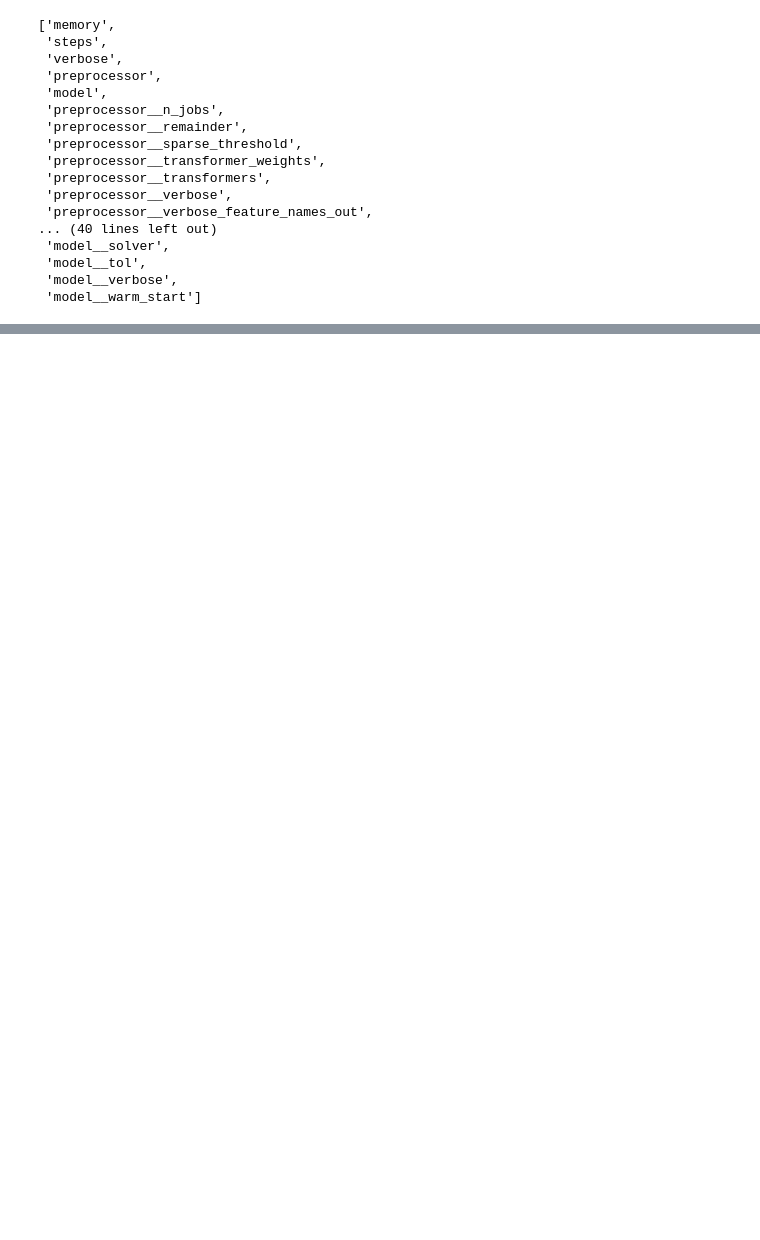
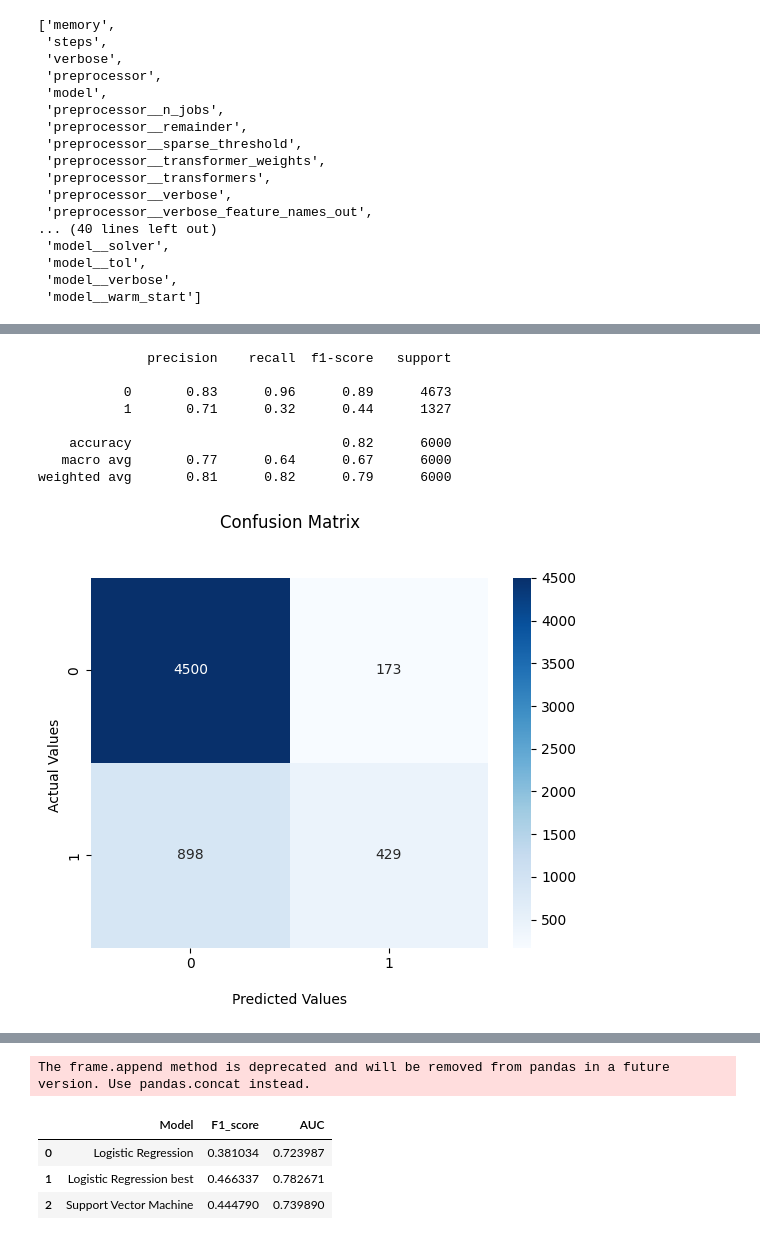
Before and after one commit to lukpytlewski/Credit-Scoring, a Jupyter notebook: credit_scoring.ipynb, the cells around one changed output, grey strips where cells are left out. Cells and saved outputs as stored; diff of their text form; code cells hidden in the pictures; blank space fills up the shorter version.

```diff
--- a/credit_scoring.ipynb
+++ b/credit_scoring.ipynb
@@ -429,0 +456,5 @@ TypeError: All intermediate steps should be transformers and implement fit and t
+# %%
+model_pipeline_svm = Pipeline(steps=[('preprocessor', data_preparation),
+                                    ('model', SVC(probability=True))])
+# %%
+model_pipeline_svm.fit(X_train, y_train)
@@ -429,0 +479,12 @@ TypeError: All intermediate steps should be transformers and implement fit and t
+# %%
+calculate_metrics(model_pipeline_svm, 'Support Vector Machine', X_test, y_test)
+# %% [output]
+              precision    recall  f1-score   support
+
+           0       0.83      0.96      0.89      4673
+           1       0.71      0.32      0.44      1327
+
+    accuracy                           0.82      6000
+   macro avg       0.77      0.64      0.67      6000
+weighted avg       0.81      0.82      0.79      6000
+[figure, added]
@@ -429,0 +492,5 @@ TypeError: All intermediate steps should be transformers and implement fit and t
+The frame.append method is deprecated and will be removed from pandas in a future version. Use pandas.concat instead.
+|  | Model | F1_score | AUC |
+| 0 | Logistic Regression | 0.381034 | 0.723987 |
+| 1 | Logistic Regression best | 0.466337 | 0.782671 |
+| 2 | Support Vector Machine | 0.444790 | 0.739890 |
```
Also changed, not shown: parts of 30 cells of this notebook.
